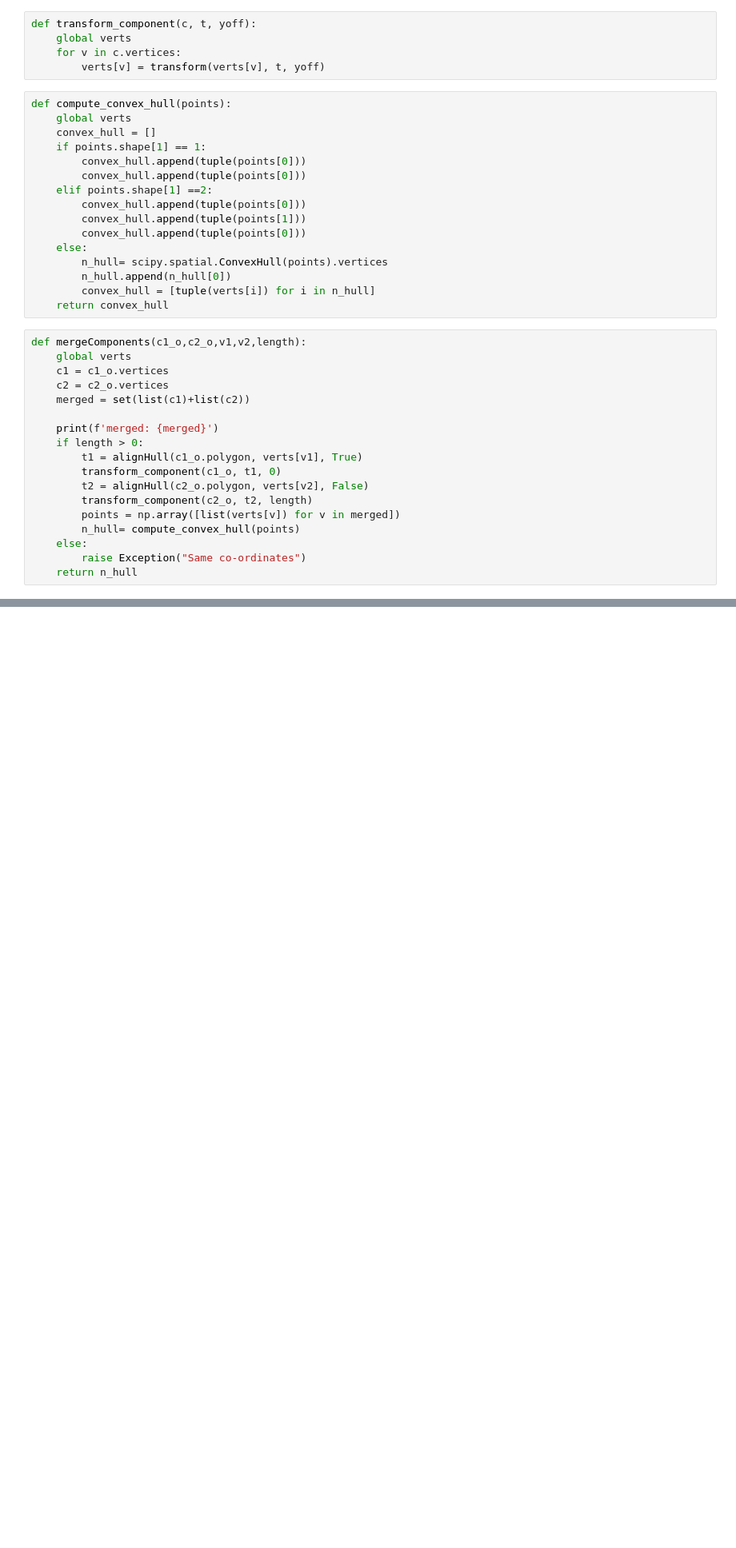
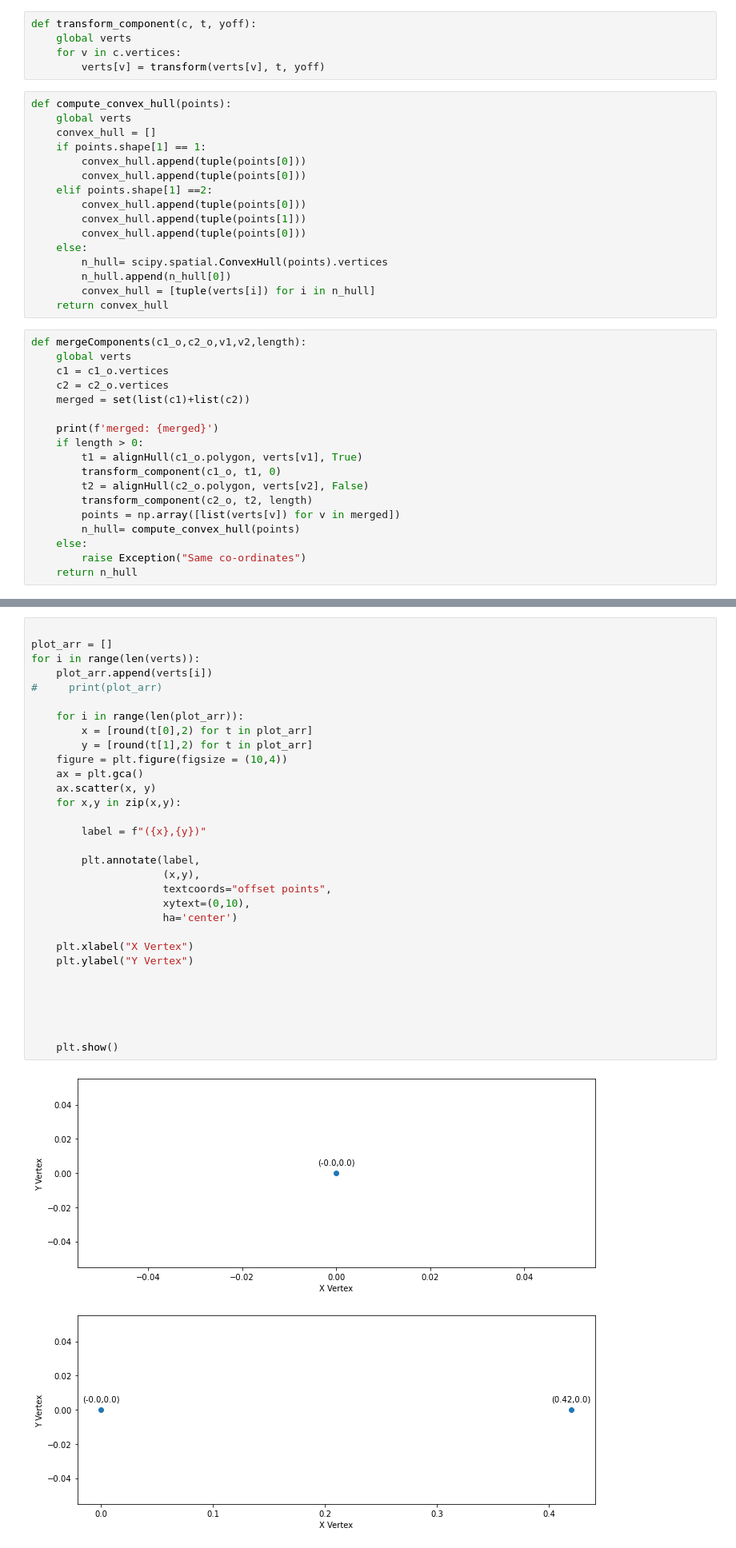
Before and after one commit to aniketbote/topomap-project, a Jupyter notebook: Topomap-prototype.ipynb, the cells around one changed output, grey strips where cells are left out. Shown at 80% size. Saved outputs shown, nothing was run; the diff lists cells and outputs as text; blank space fills up the shorter version.

```diff
--- a/Topomap-prototype.ipynb
+++ b/Topomap-prototype.ipynb
@@ -234,0 +272,34 @@ c1 in nd.universal
+# %%
+
+plot_arr = []
+for i in range(len(verts)):
+    plot_arr.append(verts[i])
+#     print(plot_arr)
+
+    for i in range(len(plot_arr)):
+        x = [round(t[0],2) for t in plot_arr]
+        y = [round(t[1],2) for t in plot_arr]
+    figure = plt.figure(figsize = (10,4))
+    ax = plt.gca()
+    ax.scatter(x, y)
+    for x,y in zip(x,y):
+
+        label = f"({x},{y})"
+
+        plt.annotate(label,
+                     (x,y),
+                     textcoords="offset points",
+                     xytext=(0,10),
+                     ha='center')
+
+    plt.xlabel("X Vertex")
+    plt.ylabel("Y Vertex")
+
+
+
+
+
+    plt.show()
+# %% [output]
+[figure, added]
+[figure, added]
```
Also changed, not shown: parts of 13 cells of this notebook.
